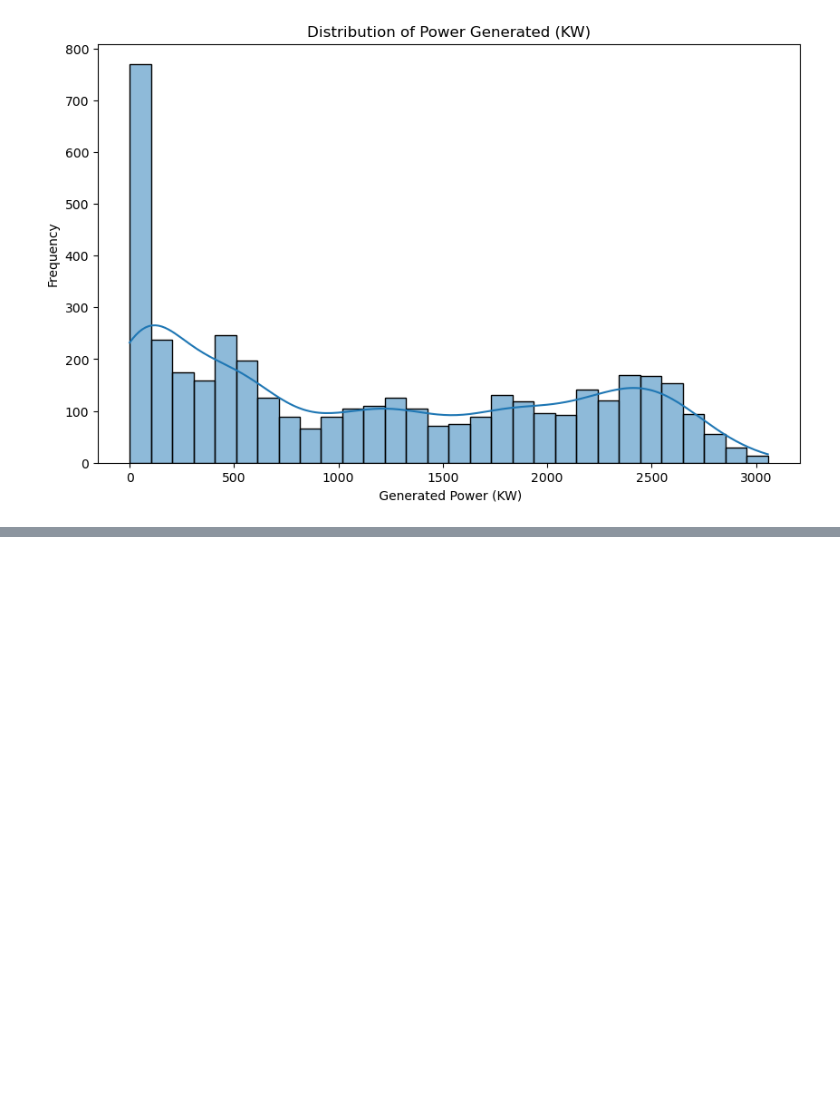
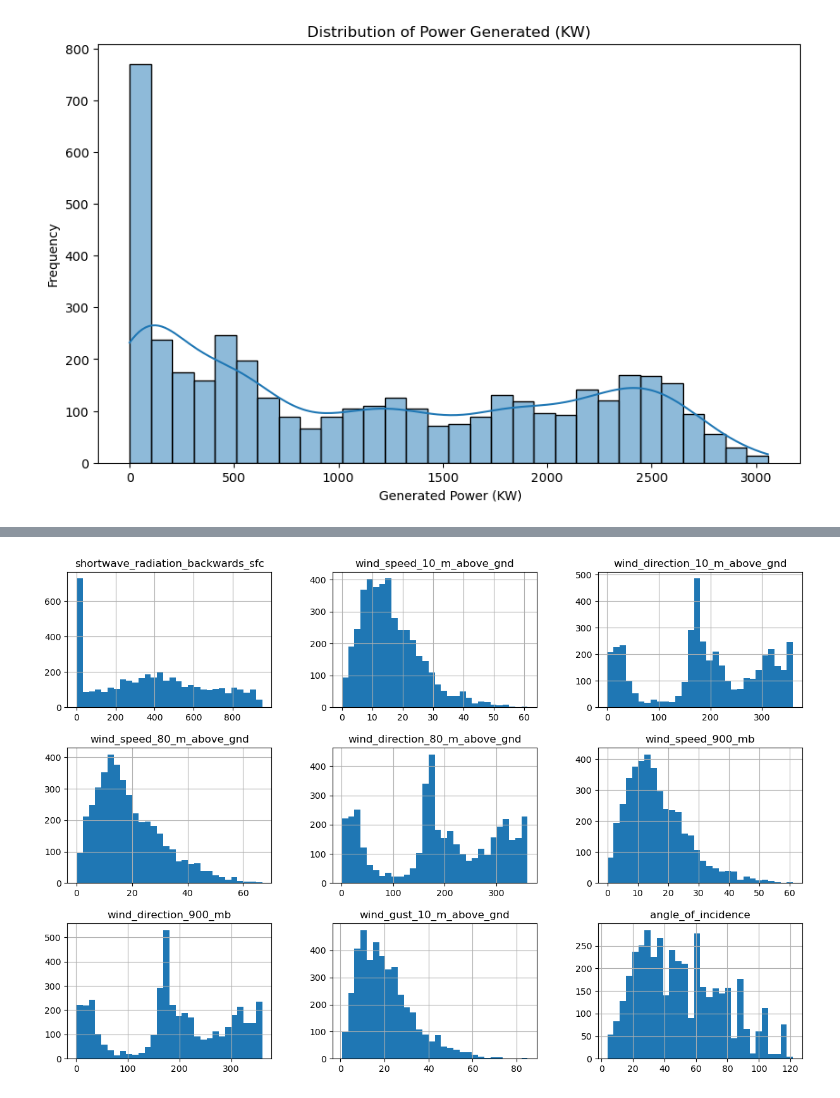
Before and after one commit to Vaish-mambady/Solar-Power-Output-Prediction, a Jupyter notebook: solarpowerprediction.ipynb, the cells around one changed output, grey strips where cells are left out. Drawn from its saved outputs; the diff is of its cells as text; code cells hidden in the pictures; blank space fills up the shorter version.

```diff
--- a/solarpowerprediction.ipynb
+++ b/solarpowerprediction.ipynb
@@ -134,0 +142,5 @@ plt.show()
+# %%
+df[df.columns[9:18]].hist(bins=30, figsize=(15,10))
+plt.show()
+# %% [output]
+[figure, added]
```
Also changed, not shown: parts of 7 cells of this notebook.
